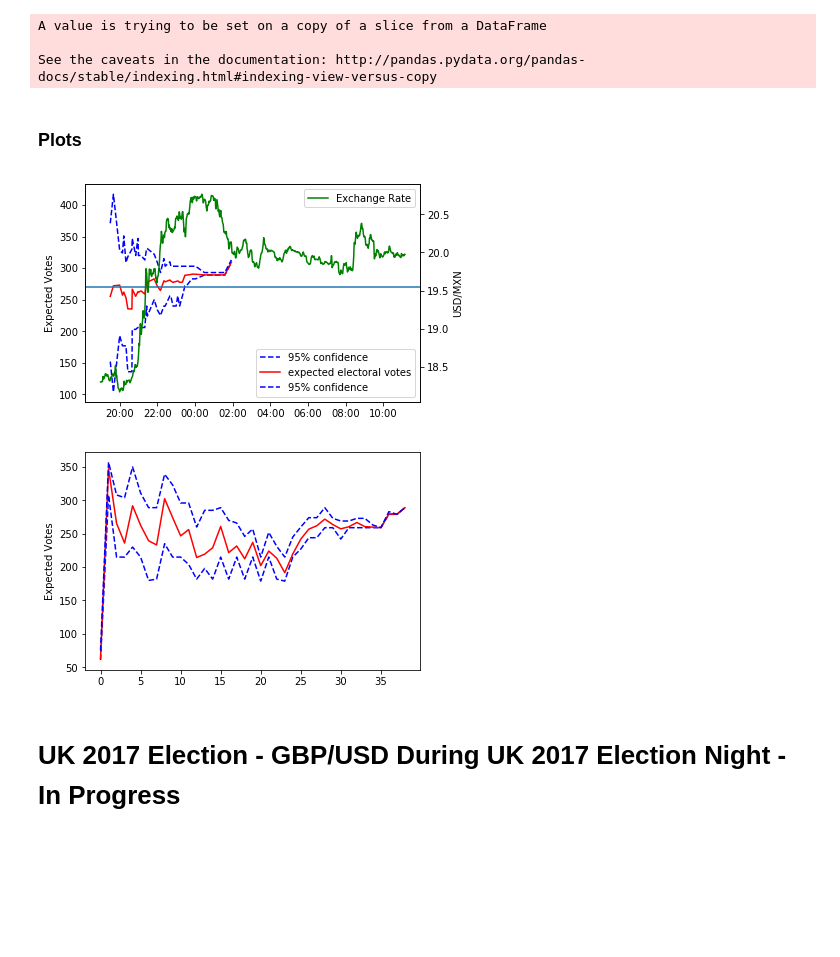
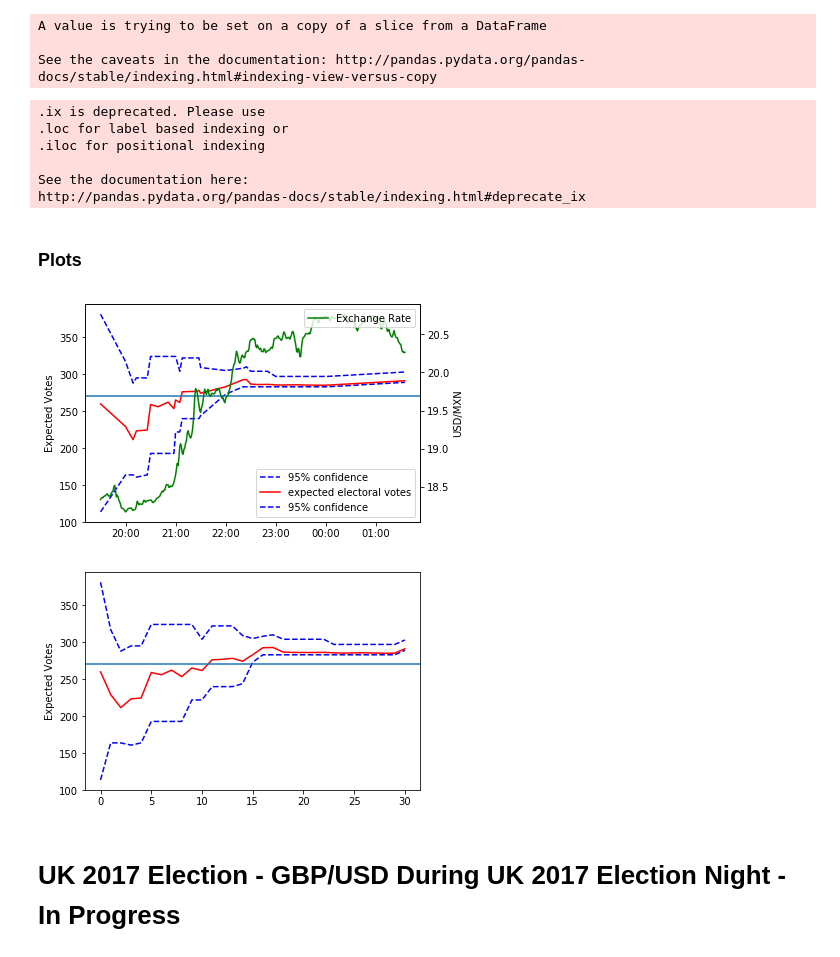
Before and after one commit to alexhuang1117/Data-Science-Portfolio, a Jupyter notebook: FX_Analysis_During_Election/main.ipynb, the cells around one changed output. Drawn from its saved outputs; the diff is of its cells as text; code cells hidden in the pictures; blank space fills up the shorter version.

Commit message:
used CNN result

```diff
--- a/FX_Analysis_During_Election/main.ipynb
+++ b/FX_Analysis_During_Election/main.ipynb
@@ -72,7 +72,7 @@ prior.State=[name.replace('-',' ') for name in prior.State]
 #call = pd.DataFrame(call)
 #call.columns = ['State', 'result', 'time']
 
-with open('data/results.csv', newline='') as csvfile:
+with open('data/results CNN.csv', newline='') as csvfile:
     data = csv.reader(csvfile, delimiter=',')
     result=list(data)
 
@@ -196,6 +196,13 @@ fx['time'] = [datetime.strptime(v, '%Y.%m.%d%H:%M') for v in fx['time']]
 fx = fx.set_index(['time'])
 fx = fx.loc[pred.time[0]:pred.time[len(pred)-1]]
 fx = fx.drop(fx.columns[0:6],1)
+# %% [output]
+.ix is deprecated. Please use
+.loc for label based indexing or
+.iloc for positional indexing
+
+See the documentation here:
+http://pandas.pydata.org/pandas-docs/stable/indexing.html#deprecate_ix
 # %% [markdown]
 ### Plots
 # %%
@@ -222,17 +229,18 @@ pylab.legend(loc='upper right')
 
 plt.show()
 # %% [output]
-[figure, old version]
+[figure, new version]
 # %%
 #plot after each update
 fig, ax1 = plt.subplots()
 ax1.plot(pred.low,'b--', label='95% confidence')
 ax1.plot(pred.ave,'r-', label='expected electoral votes')
 ax1.plot(pred.high,'b--', label='95% confidence')
 plt.ylabel('Expected Votes')
+plt.axhline(y=270)
 plt.show()
 # %% [output]
-[figure, old version]
+[figure, new version]
 # %% [markdown]
 # UK 2017 Election - GBP/USD During UK 2017 Election Night - In Progress
 # %% [markdown]
```
Also changed, not shown: parts of 3 cells of this notebook, 1 other file.
